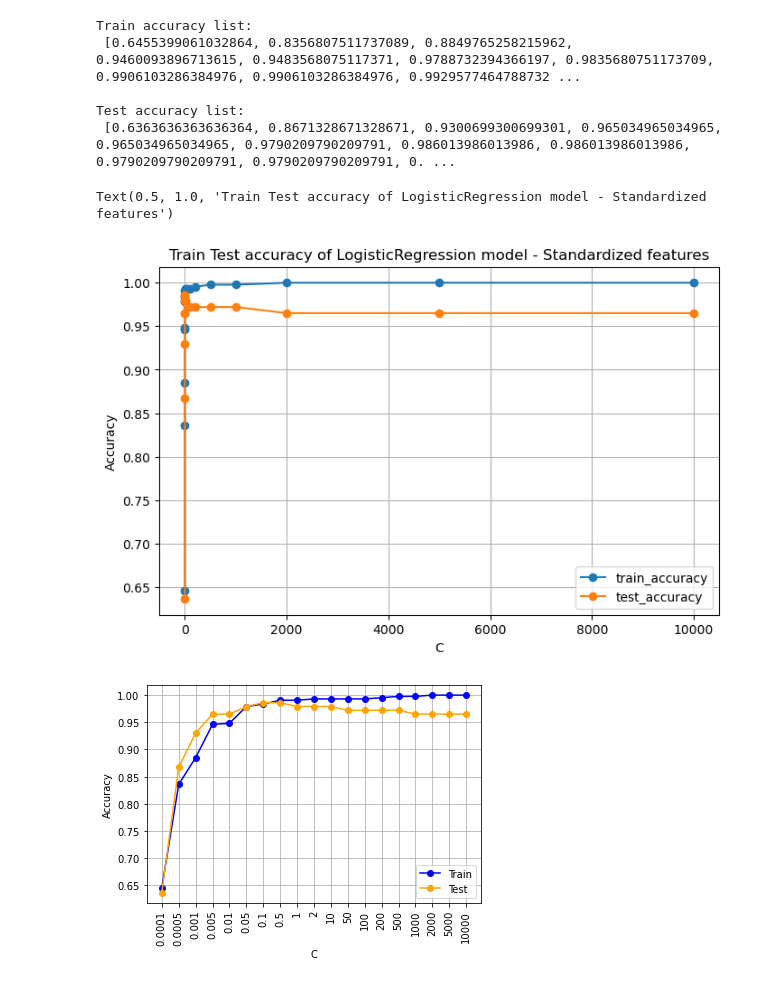
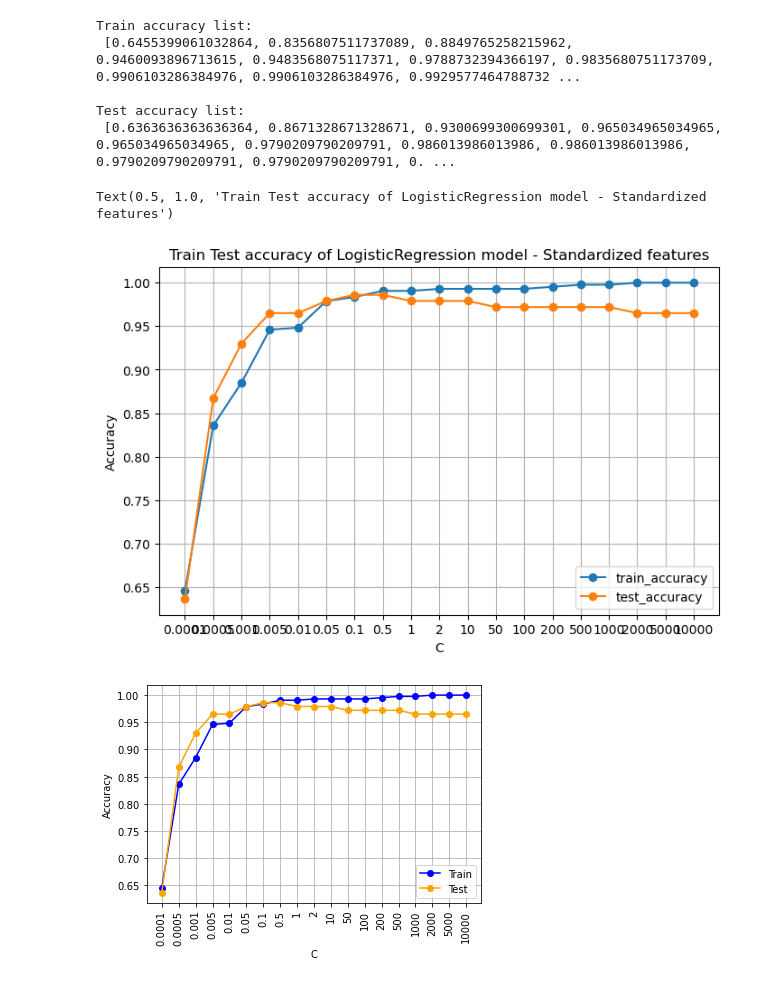
Before and after one commit to kushalnavghare/DSC-540-ADVNCD_ML, a Jupyter notebook: dsc540_project1.ipynb, the cells around one changed output. Drawn from its saved outputs; the diff is of its cells as text; code cells hidden in the pictures.

```diff
--- a/dsc540_project1.ipynb
+++ b/dsc540_project1.ipynb
@@ -724,16 +726,17 @@ Test accuracy list:
  [0.6363636363636364, 0.8671328671328671, 0.9300699300699301, 0.965034965034965, 0.965034965034965, 0.9790209790209791, 0.986013986013986, 0.986013986013986, 0.9790209790209791, 0.9790209790209791, 0. ...
 # %%
 plt.figure(figsize=(8, 5))
-plt.plot(C_list, train_acc_list, label='train_accuracy', marker='o')
-plt.plot(C_list, test_acc_list, label='test_accuracy', marker='o')
+plt.plot([str(c) for c in C_list], train_acc_list, label='train_accuracy', marker='o')
+plt.plot([str(c) for c in C_list], test_acc_list, label='test_accuracy', marker='o')
 plt.legend()
 plt.grid()
 plt.xlabel('C')
 plt.ylabel('Accuracy')
+plt.xticks(rotation=90)
 plt.title("Train Test accuracy of LogisticRegression model - Standardized features")
 # %% [output]
 Text(0.5, 1.0, 'Train Test accuracy of LogisticRegression model - Standardized features')
-[figure, old version]
+[figure, new version]
 # %%
 # code
 # %% [output]
```
Also changed, not shown: parts of 35 cells of this notebook.
